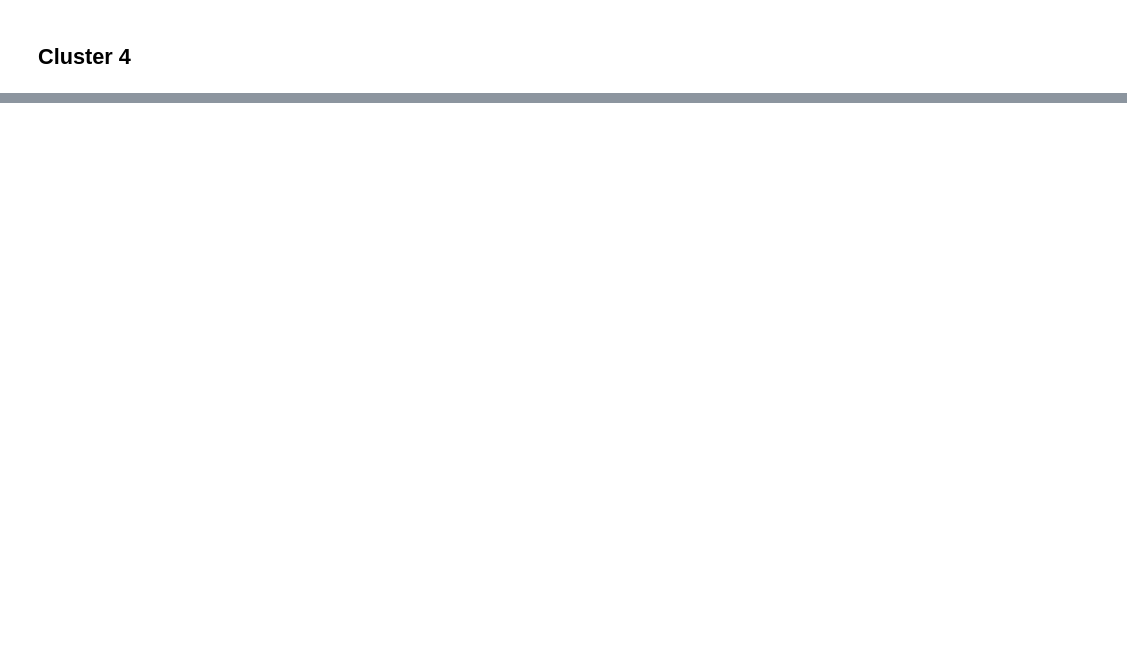
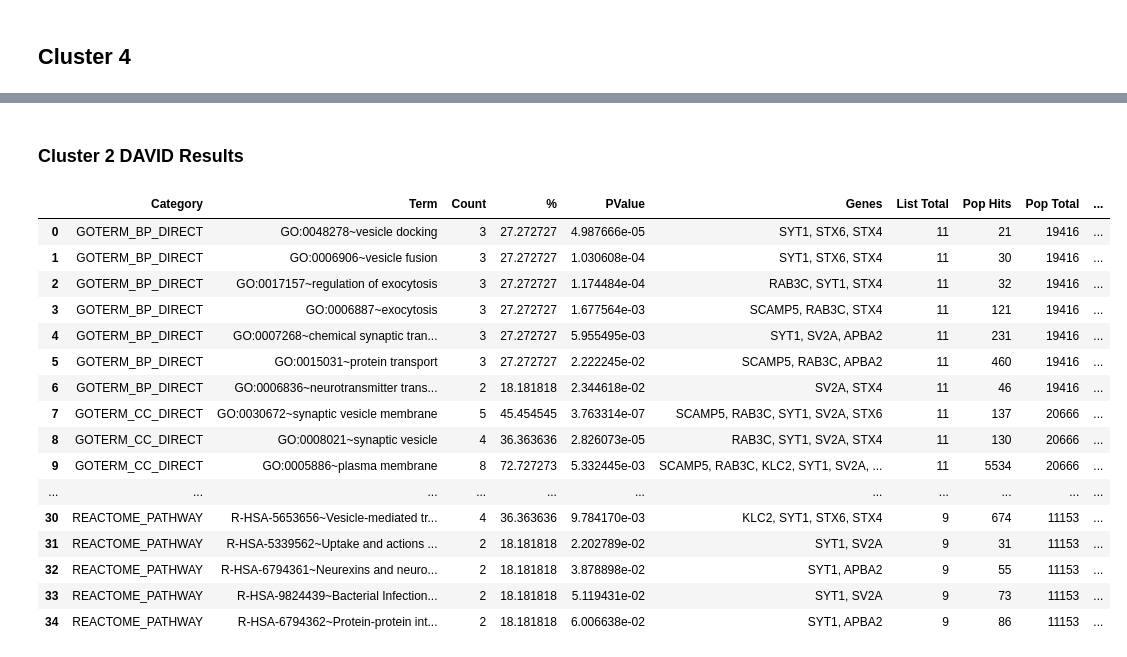
Before and after one commit to danielpintard/SCAMPs_PPI_analysis, a Jupyter notebook: SCAMP_PPI_EDA.ipynb, the cells around one changed output, grey strips where cells are left out. Saved outputs shown, nothing was run; the diff lists cells and outputs as text; code cells hidden in the pictures; blank space fills up the shorter version.

```diff
--- a/SCAMP_PPI_EDA.ipynb
+++ b/SCAMP_PPI_EDA.ipynb
@@ -294,0 +171,32 @@ Passing `palette` without assigning `hue` is deprecated and will be removed in v
+# %% [markdown]
+### Cluster 2 DAVID Results
+# %%
+c2_BP = pd.read_csv('DAVID_results/cluster2_results/cluster2_GOTERM_BP_Direct.txt', sep = '\t').reset_index(drop=True)
+c2_CC = pd.read_csv('DAVID_results/cluster2_results/cluster2_GOTERM_CC_Direct.txt', sep = '\t').reset_index(drop=True)
+c2_MF = pd.read_csv('DAVID_results/cluster2_results/cluster2_GOTERM_MF_direct.txt', sep='\t').reset_index(drop=True)
+c2_IP = pd.read_csv('DAVID_results/cluster2_results/cluster2_InterProDomains.txt', sep='\t').reset_index(drop=True)
+c2_KP = pd.read_csv('DAVID_results/cluster2_results/cluster2_KEGGPath.txt', sep='\t').reset_index(drop=True)
+c2_RP = pd.read_csv('DAVID_results/cluster2_results/cluster2_Reactome.txt', sep='\t').reset_index(drop=True)
+
+c2_david = pd.concat([c2_BP, c2_CC, c2_MF, c2_IP, c2_KP, c2_RP], ignore_index = True)
+c2_david['Cluster'] = 2
+
+c2_david
+# %% [output]
+|  | Category | Term | Count | % | PValue | Genes | List Total | Pop Hits | Pop Total | ... |
+| 0 | GOTERM_BP_DIRECT | GO:0048278~vesicle docking | 3 | 27.272727 | 4.987666e-05 | SYT1, STX6, STX4 | 11 | 21 | 19416 | ... |
+| 1 | GOTERM_BP_DIRECT | GO:0006906~vesicle fusion | 3 | 27.272727 | 1.030608e-04 | SYT1, STX6, STX4 | 11 | 30 | 19416 | ... |
+| 2 | GOTERM_BP_DIRECT | GO:0017157~regulation of exocytosis | 3 | 27.272727 | 1.174484e-04 | RAB3C, SYT1, STX4 | 11 | 32 | 19416 | ... |
+| 3 | GOTERM_BP_DIRECT | GO:0006887~exocytosis | 3 | 27.272727 | 1.677564e-03 | SCAMP5, RAB3C, STX4 | 11 | 121 | 19416 | ... |
+| 4 | GOTERM_BP_DIRECT | GO:0007268~chemical synaptic tran... | 3 | 27.272727 | 5.955495e-03 | SYT1, SV2A, APBA2 | 11 | 231 | 19416 | ... |
+| 5 | GOTERM_BP_DIRECT | GO:0015031~protein transport | 3 | 27.272727 | 2.222245e-02 | SCAMP5, RAB3C, APBA2 | 11 | 460 | 19416 | ... |
+| 6 | GOTERM_BP_DIRECT | GO:0006836~neurotransmitter trans... | 2 | 18.181818 | 2.344618e-02 | SV2A, STX4 | 11 | 46 | 19416 | ... |
+| 7 | GOTERM_CC_DIRECT | GO:0030672~synaptic vesicle membrane | 5 | 45.454545 | 3.763314e-07 | SCAMP5, RAB3C, SYT1, SV2A, STX6 | 11 | 137 | 20666 | ... |
+| 8 | GOTERM_CC_DIRECT | GO:0008021~synaptic vesicle | 4 | 36.363636 | 2.826073e-05 | RAB3C, SYT1, SV2A, STX4 | 11 | 130 | 20666 | ... |
+| 9 | GOTERM_CC_DIRECT | GO:0005886~plasma membrane | 8 | 72.727273 | 5.332445e-03 | SCAMP5, RAB3C, KLC2, SYT1, SV2A, ... | 11 | 5534 | 20666 | ... |
+| ... | ... | ... | ... | ... | ... | ... | ... | ... | ... | ... |
+| 30 | REACTOME_PATHWAY | R-HSA-5653656~Vesicle-mediated tr... | 4 | 36.363636 | 9.784170e-03 | KLC2, SYT1, STX6, STX4 | 9 | 674 | 11153 | ... |
+| 31 | REACTOME_PATHWAY | R-HSA-5339562~Uptake and actions ... | 2 | 18.181818 | 2.202789e-02 | SYT1, SV2A | 9 | 31 | 11153 | ... |
+| 32 | REACTOME_PATHWAY | R-HSA-6794361~Neurexins and neuro... | 2 | 18.181818 | 3.878898e-02 | SYT1, APBA2 | 9 | 55 | 11153 | ... |
+| 33 | REACTOME_PATHWAY | R-HSA-9824439~Bacterial Infection... | 2 | 18.181818 | 5.119431e-02 | SYT1, SV2A | 9 | 73 | 11153 | ... |
+| 34 | REACTOME_PATHWAY | R-HSA-6794362~Protein-protein int... | 2 | 18.181818 | 6.006638e-02 | SYT1, APBA2 | 9 | 86 | 11153 | ... |
```
Also changed, not shown: parts of 29 cells of this notebook, 25 other files.
